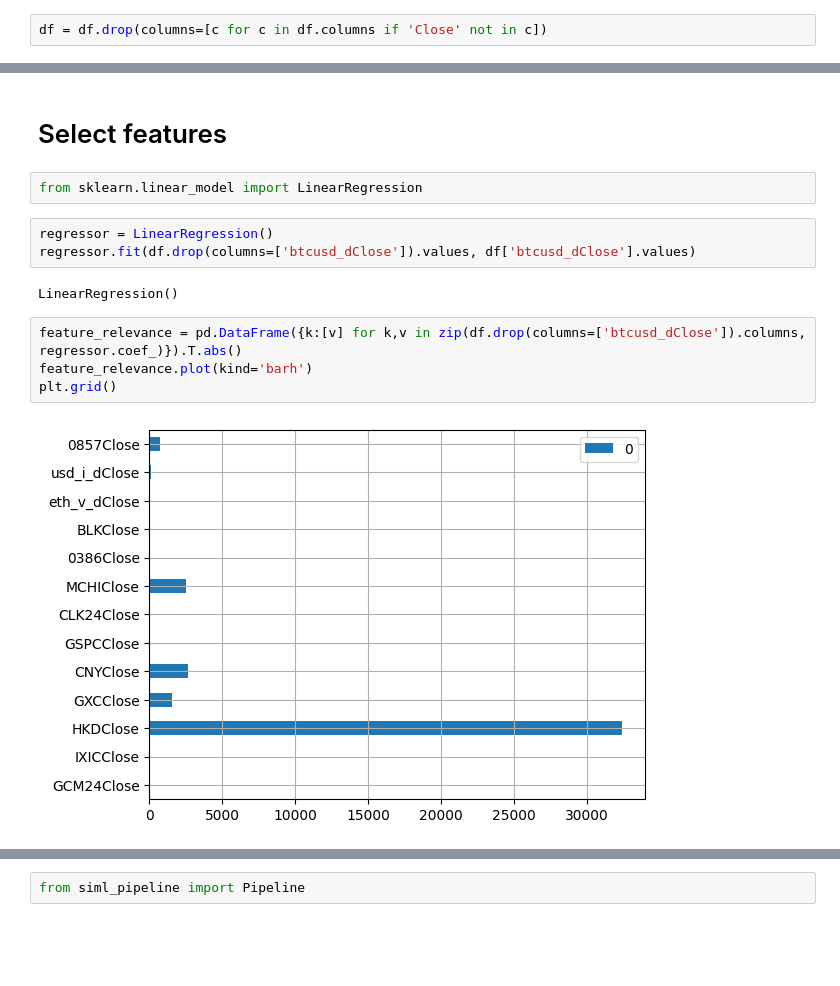
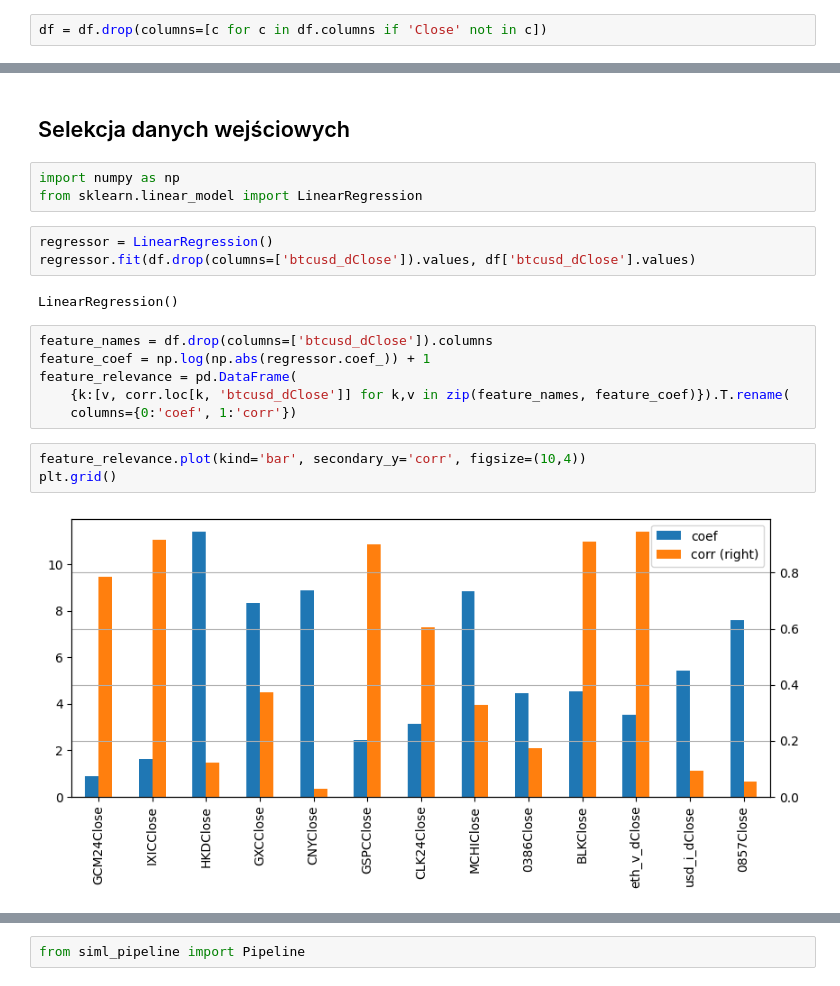
Before and after one commit to Maciej-GBS/SIML-UE, a Jupyter notebook: Projekt.ipynb, the cells around one changed output, grey strips where cells are left out. Drawn from its saved outputs; the diff is of its cells as text; blank space fills up the shorter version.

```diff
--- a/Projekt.ipynb
+++ b/Projekt.ipynb
@@ -70,21 +73,27 @@ GXCClose         0.372193
 MCHIClose        0.327378
 0386Close        0.173504
 Name: btcusd_dClose, dtype: float64
-# %% [markdown]
-# Select features
+# %% [markdown]
+## Selekcja danych wejściowych
 # %%
+import numpy as np
 from sklearn.linear_model import LinearRegression
 # %%
 regressor = LinearRegression()
 regressor.fit(df.drop(columns=['btcusd_dClose']).values, df['btcusd_dClose'].values)
 # %% [output]
 LinearRegression()
-# %%
-feature_relevance = pd.DataFrame({k:[v] for k,v in zip(df.drop(columns=['btcusd_dClose']).columns, regressor.coef_)}).T.abs()
-feature_relevance.plot(kind='barh')
-plt.grid()
-# %% [output]
-[figure, removed]
+# %%
+feature_names = df.drop(columns=['btcusd_dClose']).columns
+feature_coef = np.log(np.abs(regressor.coef_)) + 1
+feature_relevance = pd.DataFrame(
+    {k:[v, corr.loc[k, 'btcusd_dClose']] for k,v in zip(feature_names, feature_coef)}).T.rename(
+    columns={0:'coef', 1:'corr'})
+# %%
+feature_relevance.plot(kind='bar', secondary_y='corr', figsize=(10,4))
+plt.grid()
+# %% [output]
+[figure, added]
 # %%
 feature_relevance.describe()
 # %% [output]
```
Also changed, not shown: parts of 51 cells of this notebook.
